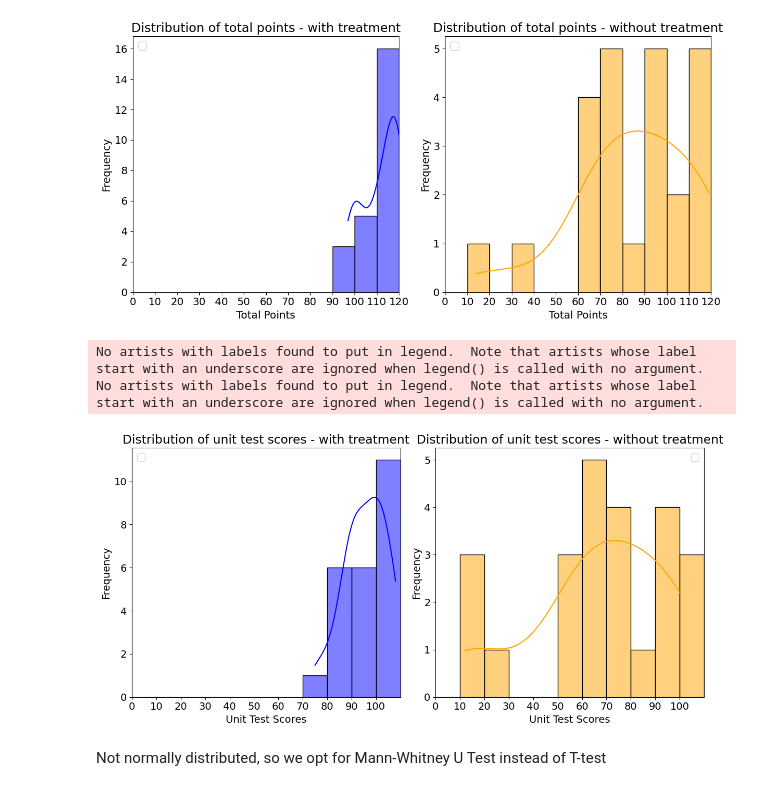
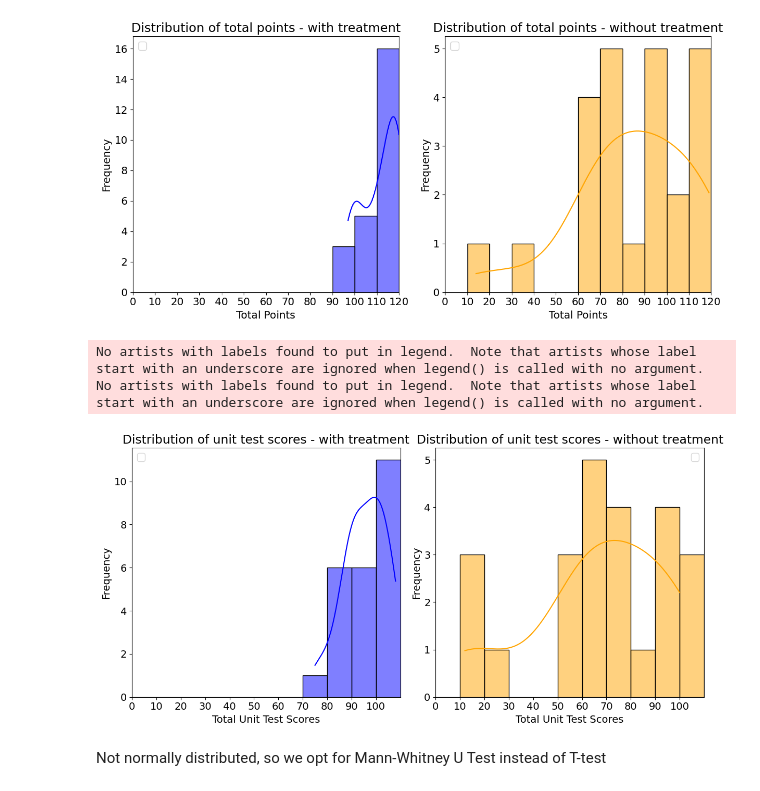
Before and after one commit to cseetreview/review_project, a Jupyter notebook: Notebook.ipynb, the cells around one changed output. Saved outputs shown, nothing was run; the diff lists cells and outputs as text; code cells hidden in the pictures.

```diff
--- a/Notebook.ipynb
+++ b/Notebook.ipynb
@@ -162,16 +161,13 @@ Exam set 2 Tasks Points Comparison:
 {'Task': 'Task 6', 'Without AI': 12.25, 'With AI': 13.25, 'Difference': 1.0, 'Max Points': 15}
 {'Task': 'Task 7', 'Without AI': 10.0, 'With AI': 24.17, 'Difference': 14.17, 'Max Points': 25}
 # %%
-data_path = 'data.csv'
-data = pd.read_csv(data_path, delimiter=';')
-
 data_filtered = data[['With AI', 'Grade']]
 
 # Create a boxplot for grades categorized by the use of AI
 plt.figure(figsize=(10, 6))
 sns.boxplot(x='With AI', y='Grade', data=data_filtered, palette='Set2')
-plt.title('Boxplot for Grades with and without AI')
-plt.xlabel('Use of AI')
+plt.title('Boxplot for Grades with and without treatment')
+plt.xlabel('Use of treatment')
 plt.ylabel('Grades')
 plt.grid(False)
 figures['Boxplot_grades'] = plt.gcf()
@@ -389,36 +398,37 @@ No artists with labels found to put in legend.  Note that artists whose label st
 plt.figure(figsize=(12, 6))
 
 x_min = 0
 x_max = 110
 
 binwidth = 10
 
 bins = (x_max - x_min) // binwidth
 
 plt.subplot(1, 2, 1)
 sns.histplot(data[data['With AI'] == 'Yes']['Unit Test'], color='blue', kde=True, binrange=(x_min, x_max), bins=bins)
 plt.title('Distribution of unit test scores - with treatment')
-plt.xlabel('Unit Test Scores')
+plt.xlabel('Total Unit Test Scores')
 plt.ylabel('Frequency')
 plt.legend()
 plt.xlim(x_min, x_max)
 plt.xticks(range(x_min, x_max, binwidth))
 
 plt.subplot(1, 2, 2)
 sns.histplot(data[data['With AI'] == 'No']['Unit Test'], color='orange', kde=True, binrange=(x_min, x_max), bins=bins)
 plt.title('Distribution of unit test scores - without treatment')
-plt.xlabel('Unit Test Scores')
+plt.xlabel('Total Unit Test Scores')
 plt.ylabel('Frequency')
 plt.legend()
 plt.xlim(x_min, x_max)
 plt.xticks(range(x_min, x_max, binwidth))
 
 plt.tight_layout()
+figures['Distribution of Unit Test Scores - With- and without local LLM Usage'] = plt.gcf()
 plt.show()
 # %% [output]
 No artists with labels found to put in legend.  Note that artists whose label start with an underscore are ignored when legend() is called with no argument.
 No artists with labels found to put in legend.  Note that artists whose label start with an underscore are ignored when legend() is called with no argument.
-[figure, old version]
+[figure, new version]
 # %% [markdown]
 Not normally distributed, so we opt for Mann-Whitney U Test instead of T-test
 # %%
```
Also changed, not shown: parts of 5 cells of this notebook, 1 other file.
